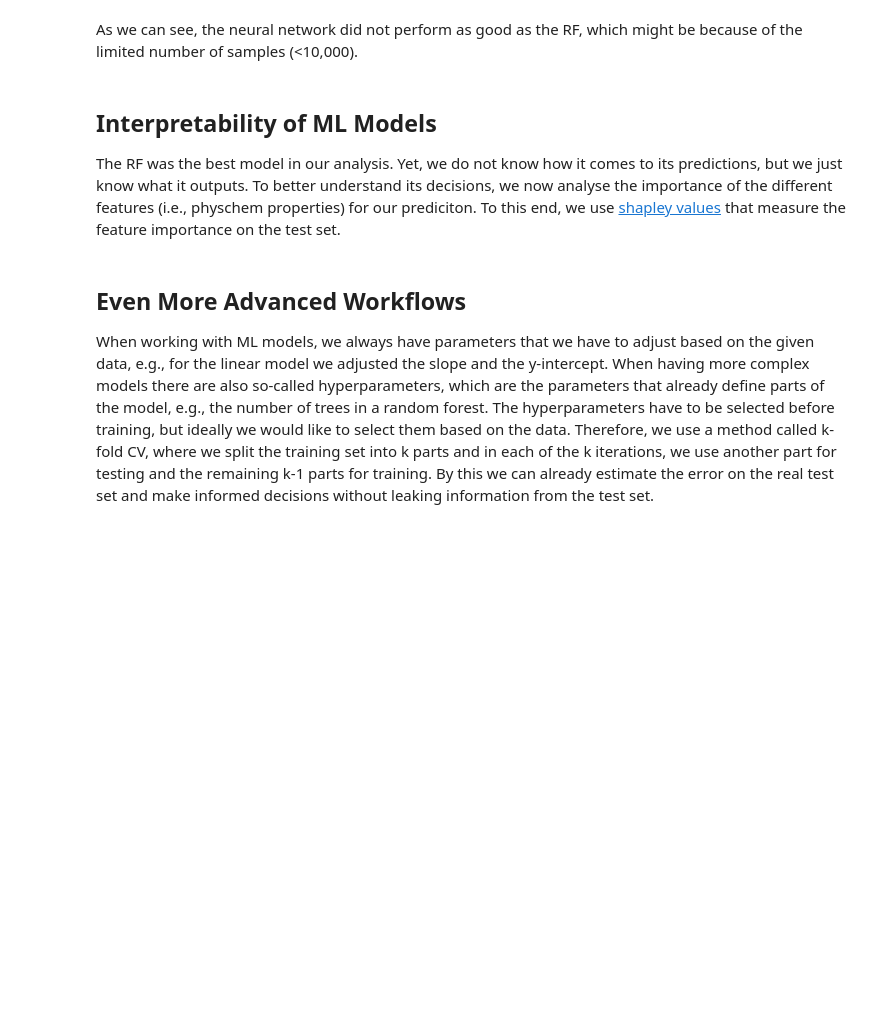
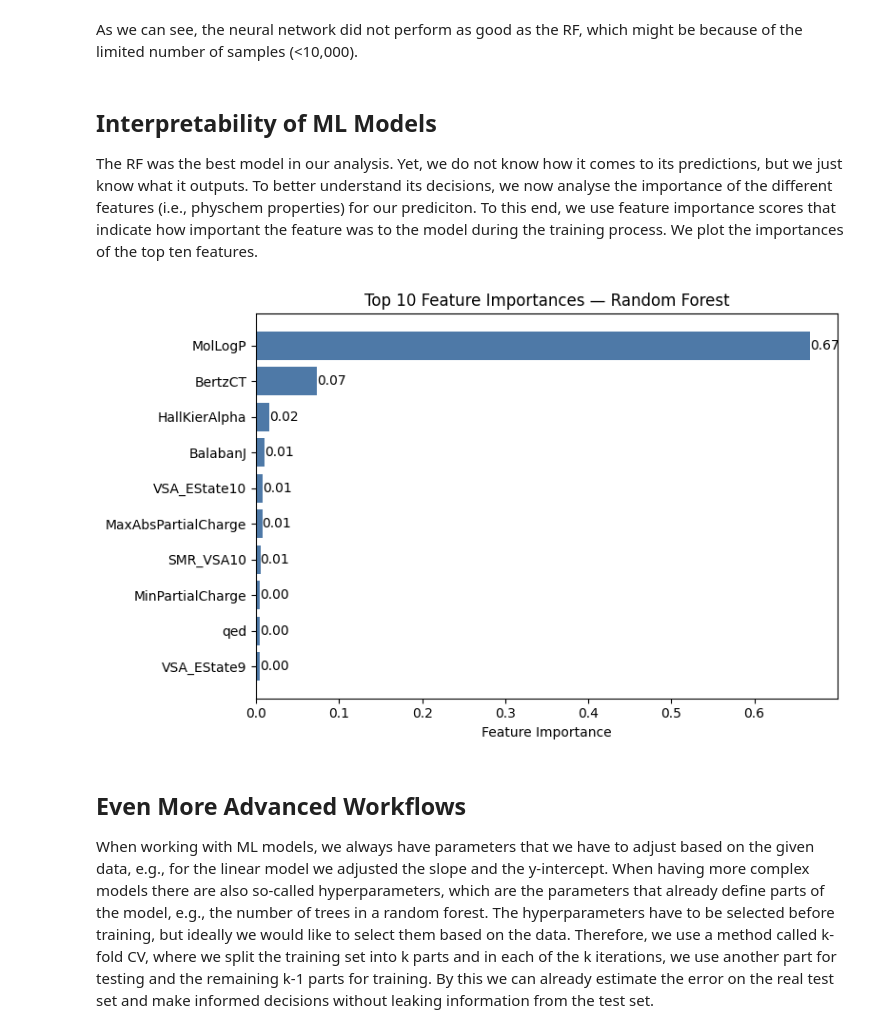
Before and after one commit to volkamerlab/Programming4RADAR, a Jupyter notebook: intro_supervised_ML.ipynb, the cells around one changed output. Drawn from its saved outputs; the diff is of its cells as text; code cells hidden in the pictures; blank space fills up the shorter version.

Commit message:
added own feature importance plot so that shap does not clash with datasail anymore

```diff
--- a/intro_supervised_ML.ipynb
+++ b/intro_supervised_ML.ipynb
@@ -272,11 +371,31 @@ As we can see, the neural network did not perform as good as the RF, which might
 # %% [markdown]
 ## Interpretability of ML Models
 
-The RF was the best model in our analysis. Yet, we do not know how it comes to its predictions, but we just know what it outputs. To better understand its decisions, we now analyse the importance of the different features (i.e., physchem properties) for our prediciton. To this end, we use [shapley values](https://shap.readthedocs.io/en/latest/example_notebooks/overviews/An%20introduction%20to%20explainable%20AI%20with%20Shapley%20values.html) that measure the feature importance on the test set.
+The RF was the best model in our analysis. Yet, we do not know how it comes to its predictions, but we just know what it outputs. To better understand its decisions, we now analyse the importance of the different features (i.e., physchem properties) for our prediciton. To this end, we use feature importance scores that indicate how important the feature was to the model during the training process. We plot the importances of the top ten features.
 # %%
-explainer = shap.TreeExplainer(rf)
-shap_values = explainer.shap_values(X_test)
-shap.summary_plot(shap_values, X_test)
+importances = rf.feature_importances_
+feature_names = X_train.columns
+
+top_k = 10
+indices = np.argsort(importances)[-top_k:][::-1]  # top k, descending
+top_features = feature_names[indices]
+top_importances = importances[indices]
+
+
+
+plt.figure(figsize=(8, 5))
+bars = plt.barh(range(top_k), top_importances[::-1], color="#4e79a7")
+plt.yticks(range(top_k), top_features[::-1])
+plt.xlabel("Feature Importance")
+plt.title("Top 10 Feature Importances — Random Forest")
+plt.gca()  # highest at top
+# Optional: add value labels
+for i, v in enumerate(top_importances[::-1]):
+    plt.text(v, i, f"{v:.2f}", va="center")
+plt.tight_layout()
+plt.show()
+# %% [output]
+[figure, added]
 # %% [markdown]
 ## Even More Advanced Workflows
 
```
Also changed, not shown: parts of 18 cells of this notebook.
